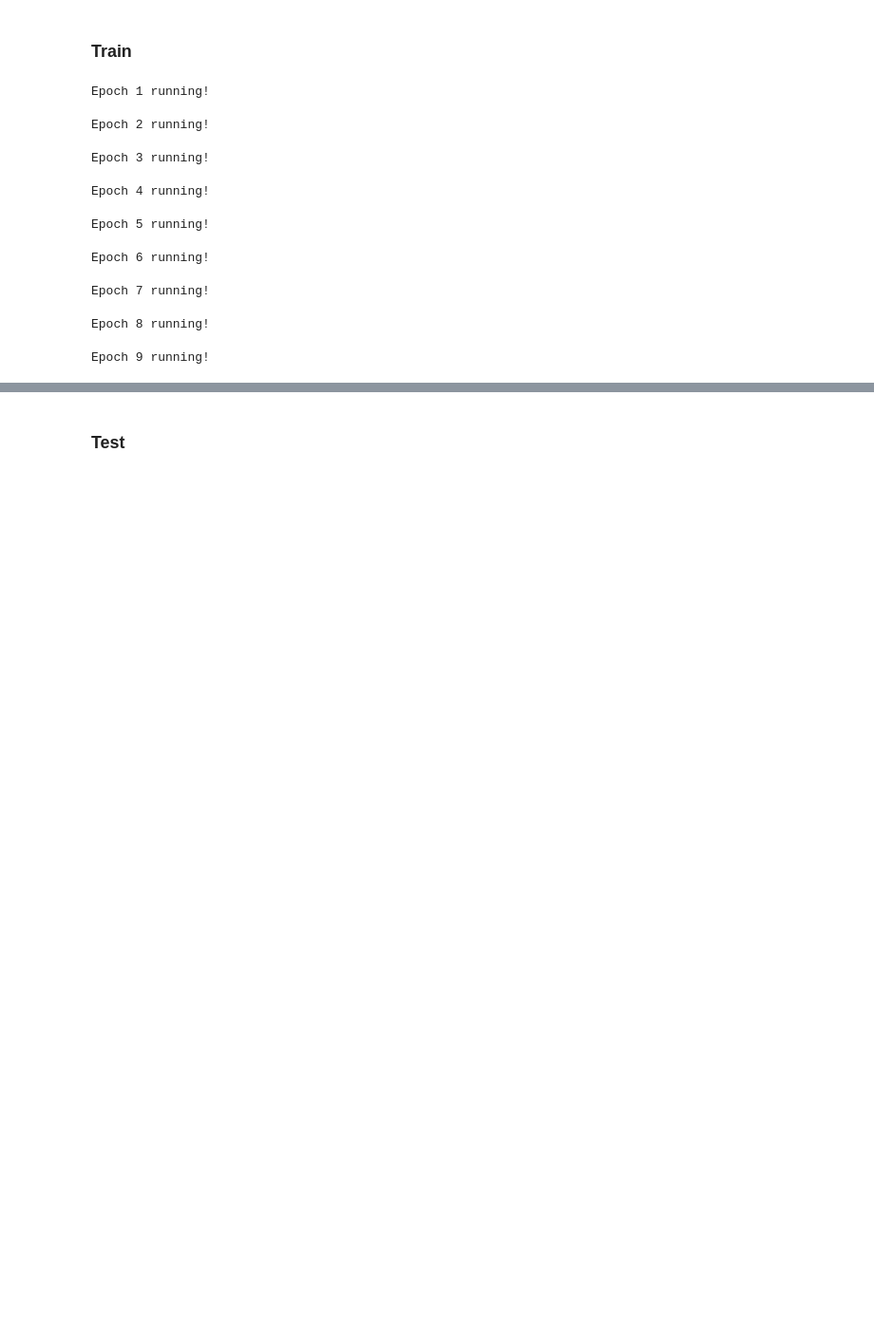
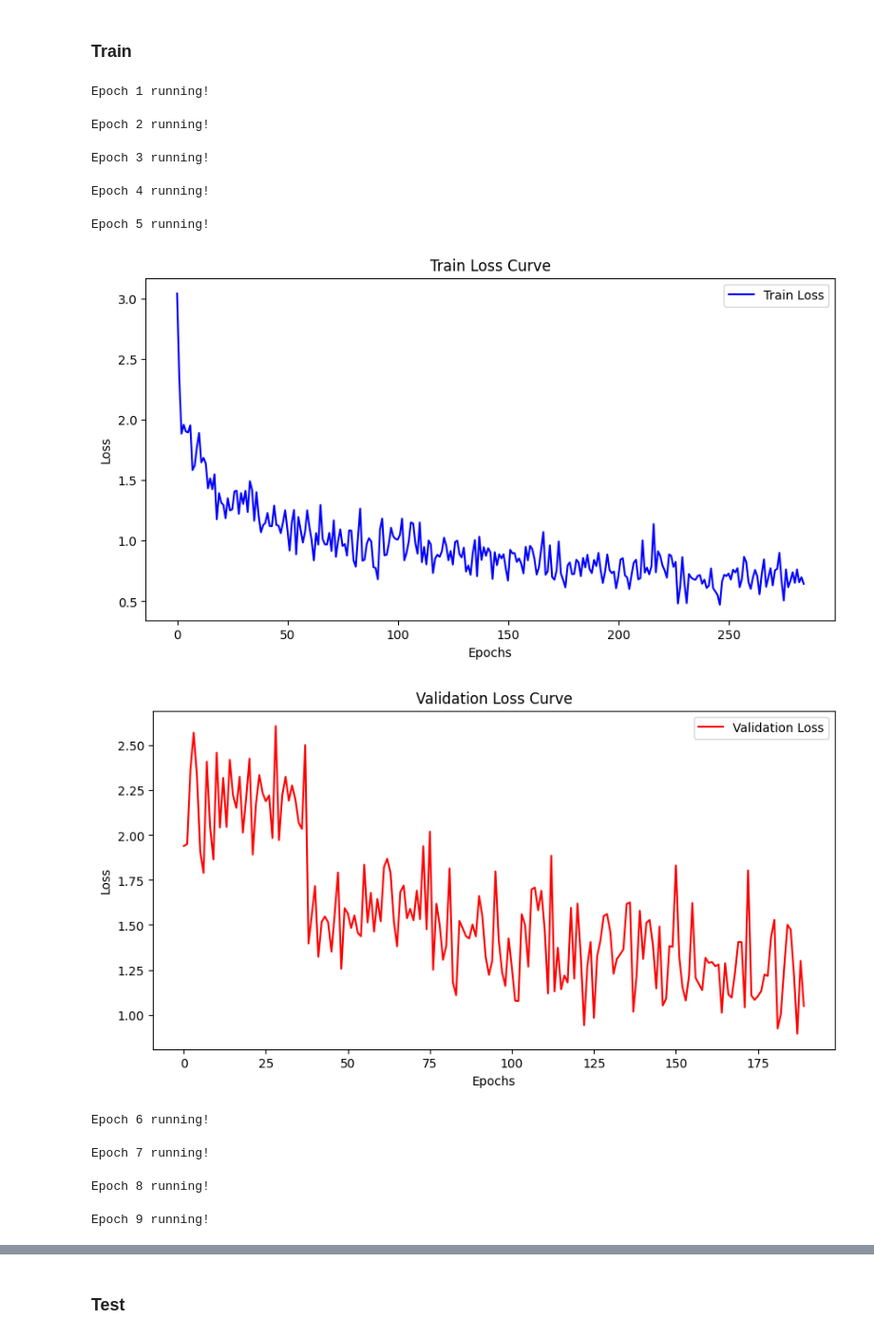
Before and after one commit to AahilRafiq/deep-learning, a Jupyter notebook: cnn-classifier/cnn-classifier.ipynb, the cells around one changed output, grey strips where cells are left out. Shown: that part at 95% size. Cells and saved outputs as stored; diff of their text form; code cells hidden in the pictures; blank space fills up the shorter version.

```diff
--- a/cnn-classifier/cnn-classifier.ipynb
+++ b/cnn-classifier/cnn-classifier.ipynb
@@ -51,7 +51,7 @@ test_dataset = torch.utils.data.Subset(dataset, test_indices)
 # %% [markdown]
 ### Dataloader
 # %%
-train_loader = DataLoader(train_dataset, batch_size=64, shuffle=True)
+train_loader = DataLoader(train_dataset, batch_size=128, shuffle=True)
 val_loader = DataLoader(val_dataset, batch_size=64, shuffle=True)
 test_loader = DataLoader(test_dataset, shuffle=False)
 # %% [markdown]
@@ -96,12 +136,31 @@ class ClassifierModel(nn.Module):
 model = ClassifierModel().to(device)
 
 lr = 0.0005
-optimizer = torch.optim.Adam(params=model.parameters(),lr=lr)
+optimizer = torch.optim.Adam(params=model.parameters(),lr=lr, weight_decay=0.05)
 loss_fn = nn.functional.cross_entropy
+# %%
+def plot_loss_curve(train_loss, val_loss):
+    # Plot Train Loss
+    plt.figure(figsize=(10, 5))
+    plt.plot(train_loss, label="Train Loss", color='blue')
+    plt.title("Train Loss Curve")
+    plt.xlabel("Epochs")
+    plt.ylabel("Loss")
+    plt.legend()
+    plt.show()
+
+    # Plot Validation Loss
+    plt.figure(figsize=(10, 5))
+    plt.plot(val_loss, label="Validation Loss", color='red')
+    plt.title("Validation Loss Curve")
+    plt.xlabel("Epochs")
+    plt.ylabel("Loss")
+    plt.legend()
+    plt.show()
 # %% [markdown]
 ### Train
 # %%
-epochs = 15
+epochs = 30
 
 train_loss = []
 val_loss = []
@@ -109,49 +168,38 @@ val_loss = []
 for i in range(epochs):
     print(f"Epoch {i+1} running!")
 
     model.train()
     for X,t in tqdm(train_loader, unit="batch",desc="Training"):
         X,t = X.to(device),t.to(device)
 
         y = model(X)
         loss = loss_fn(y,t)
 
         loss.backward()
         optimizer.step()
         optimizer.zero_grad()
         train_loss.append(loss.item())
 
     model.eval()
     with torch.no_grad():
         for X,t in tqdm(val_loader, unit="batch",desc="Validation"):
             X,t = X.to(device),t.to(device)
             y = model(X)
             loss = loss_fn(y,t)
             val_loss.append(loss.item())
 
-# Plot Train Loss
-plt.figure(figsize=(10, 5))
-plt.plot(train_loss, label="Train Loss", color='blue')
-plt.title("Train Loss Curve")
-plt.xlabel("Epochs")
-plt.ylabel("Loss")
-plt.legend()
-plt.show()
+    if (i+1)%5 == 0:
+        plot_loss_curve(train_loss, val_loss)
 
-# Plot Validation Loss
-plt.figure(figsize=(10, 5))
-plt.plot(val_loss, label="Validation Loss", color='red')
-plt.title("Validation Loss Curve")
-plt.xlabel("Epochs")
-plt.ylabel("Loss")
-plt.legend()
-plt.show()
+plot_loss_curve(train_loss, val_loss)
 # %% [output]
 Epoch 1 running!
 Epoch 2 running!
 Epoch 3 running!
 Epoch 4 running!
 Epoch 5 running!
+[figure, added]
+[figure, added]
 Epoch 6 running!
 Epoch 7 running!
 Epoch 8 running!
```
Also changed, not shown: parts of 4 cells of this notebook.
